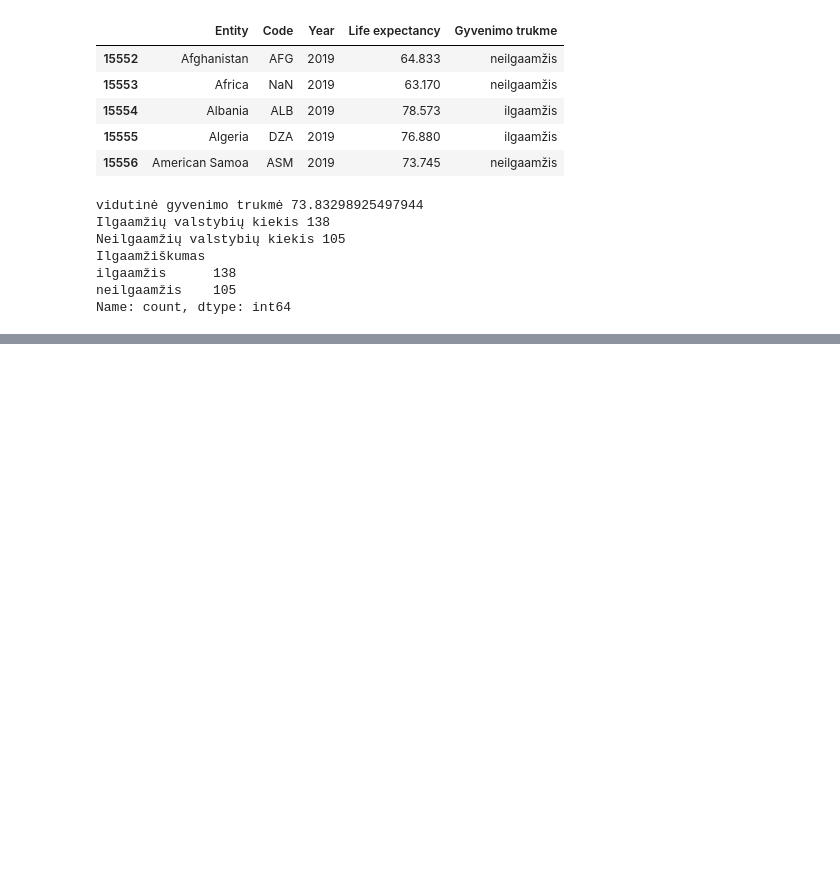
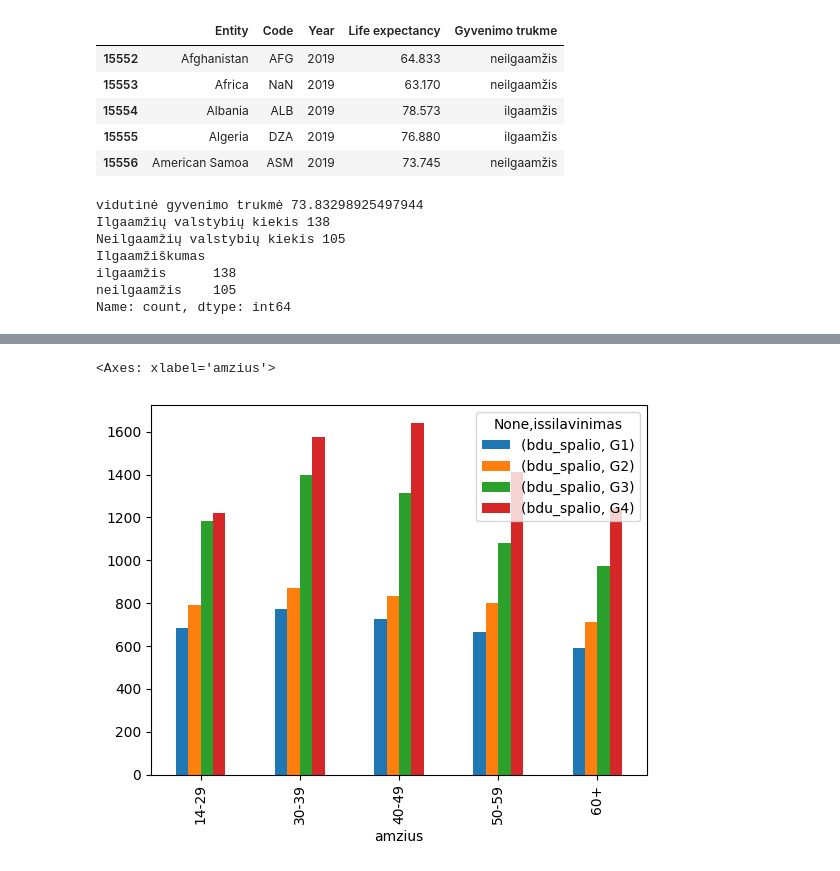
Before and after one commit to EmveeLT/JupyterNotebooks, a Jupyter notebook: Pandas2.ipynb, the cells around one changed output, grey strips where cells are left out. Cells and saved outputs as stored; diff of their text form; code cells hidden in the pictures; blank space fills up the shorter version.

```diff
--- a/Pandas2.ipynb
+++ b/Pandas2.ipynb
@@ -915,0 +1311,6 @@ Name: count, dtype: int64
+# %%
+# sugrupuokite dus2018 pagal išssilavinimą, suraskite vidutinį atlyginimą
+#  sugrupuokite pagal amžiaus grupes, suraskite vidutinį atlyginimą
+dus18 = pd.read_csv('DUS2018.csv')
+du18 = dus18[['lytis','issilavinimas','bdu_spalio', 'amzius']]
+du18.head()
@@ -915,0 +1377,11 @@ Name: count, dtype: int64
+# %%
+# Sugrupuokite pagal amžiaus grupes IR išsilavinimą, atskirai vyrus, atskirai moteris, suraskite vidutinius atlyginimus.
+# pritaikytkite ką tik rodytą informaciją ir
+# vizualizuokite barais priklausomybę tarp išssilavinimo, amžiaus grupės ir vidutiniio atlyginimo
+
+dugr= du18.query('lytis=="M"').groupby(by=['amzius', 'issilavinimas'])
+dugr.groups.keys()
+dugr.mean(numeric_only=True).unstack().plot(kind='bar')
+# %% [output]
+<Axes: xlabel='amzius'>
+[figure, added]
```
Also changed, not shown: parts of 48 cells of this notebook, 3 other files.
